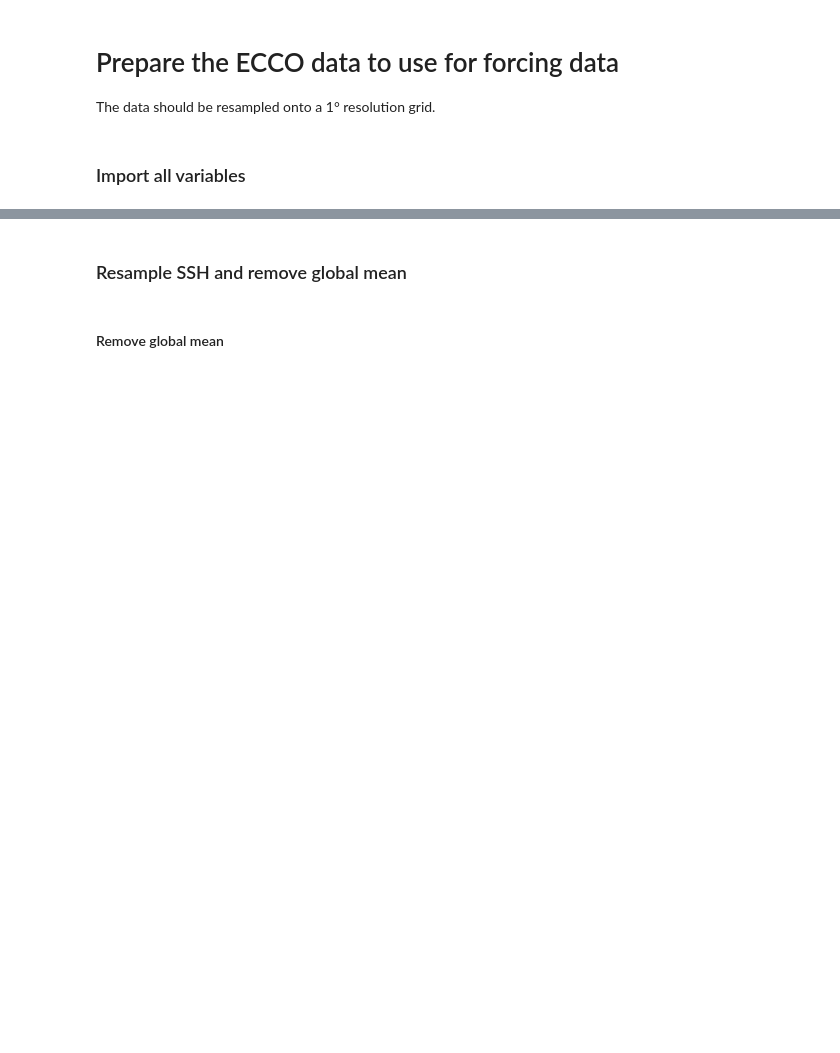
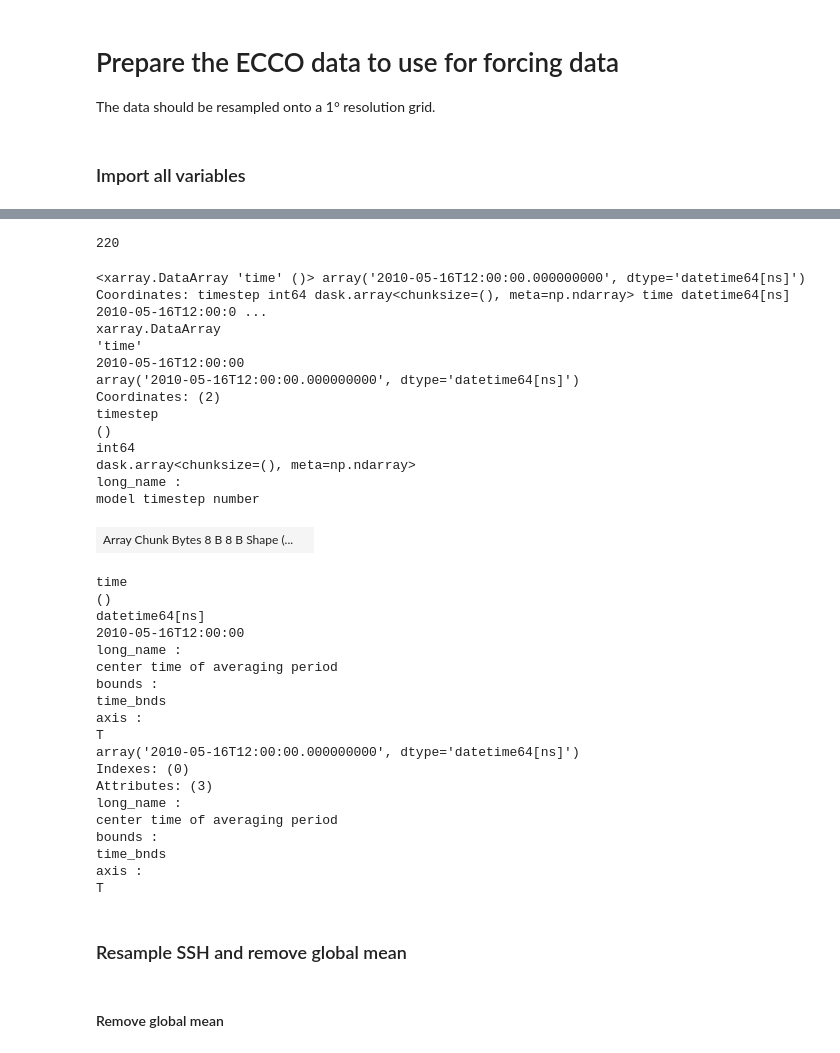
Before and after one commit to iris-keizer/ROMS-project, a Jupyter notebook: ROMS-project/data preparation/ECCO.ipynb, the cells around one changed output, grey strips where cells are left out. Saved outputs shown, nothing was run; the diff lists cells and outputs as text; code cells hidden in the pictures; blank space fills up the shorter version.

```diff
--- a/ROMS-project/data preparation/ECCO.ipynb
+++ b/ROMS-project/data preparation/ECCO.ipynb
@@ -1087,0 +1120,3 @@ time_coverage_end :
+# %%
+time_salt = ecco_salt.time
+time_evel = ecco_evel.time
@@ -1088,3 +1125,44 @@ time_coverage_end :
+# %%
+for idx, value in enumerate(result):
+    if value == False:
+        print(idx)
+# %% [output]
+220
+# %%
+time_salt[220]
+# %% [output]
+<xarray.DataArray 'time' ()> array('2010-05-16T12:00:00.000000000', dtype='datetime64[ns]') Coordinates: timestep int64 dask.array<chunksize=(), meta=np.ndarray> time datetime64[ns] 2010-05-16T12:00:0 ...
+xarray.DataArray
+'time'
+2010-05-16T12:00:00
+array('2010-05-16T12:00:00.000000000', dtype='datetime64[ns]')
+Coordinates: (2)
+timestep
+()
+int64
+dask.array<chunksize=(), meta=np.ndarray>
+long_name :
+model timestep number
+| Array Chunk Bytes 8 B 8 B Shape (... |  |
+time
+()
+datetime64[ns]
+2010-05-16T12:00:00
+long_name :
+center time of averaging period
+bounds :
+time_bnds
+axis :
+T
+array('2010-05-16T12:00:00.000000000', dtype='datetime64[ns]')
+Indexes: (0)
+Attributes: (3)
+long_name :
+center time of averaging period
+bounds :
+time_bnds
+axis :
+T
 # %% [markdown]
 ### Resample SSH and remove global mean
 # %%
```
Also changed, not shown: parts of 5 cells of this notebook, 39 other files.
